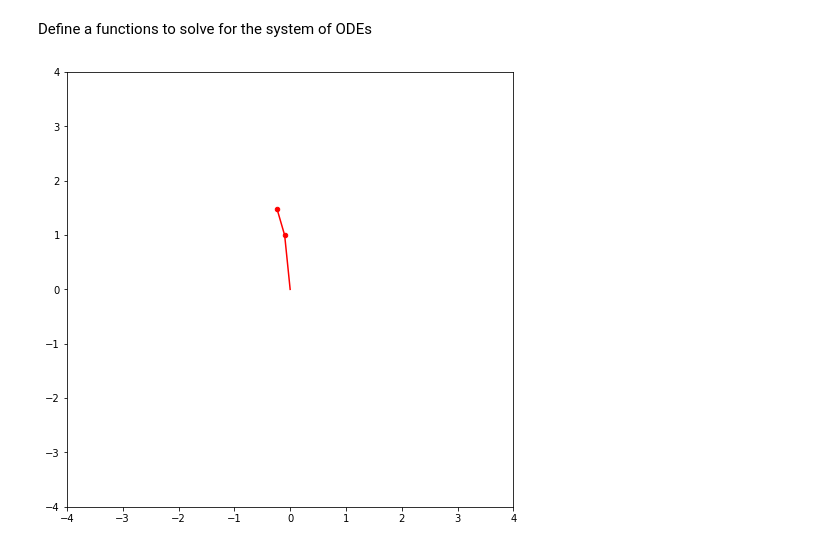
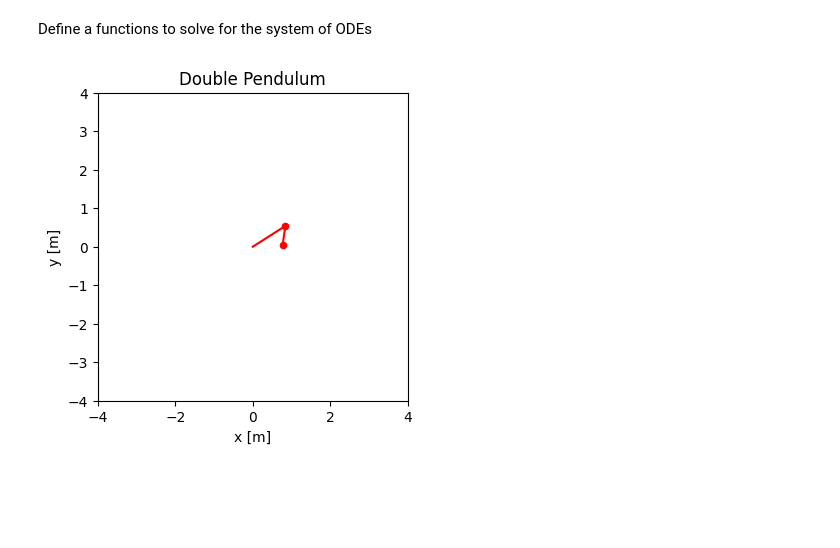
Before and after one commit to BiomechatronicsRookie/Lagrangian-Modeling-Basics, a Jupyter notebook: DoublePendulum/DoublePendulum.ipynb, the cells around one changed output. Drawn from its saved outputs; the diff is of its cells as text; code cells hidden in the pictures; blank space fills up the shorter version.

```diff
--- a/DoublePendulum/DoublePendulum.ipynb
+++ b/DoublePendulum/DoublePendulum.ipynb
@@ -73,19 +73,22 @@ ans = odeint(dSdt, y0 =[1,-3,0,0], t=t, args=(g,m1,m2,L1,L2))
 # %%
 x1 = L1*np.sin(ans[:,0])
 y1 = L1*np.cos(ans[:,0])
 x2, y2 = L1*np.sin(ans[:,0])+L2*np.sin(ans[:,1]), L1*np.cos(ans[:,0])+L2*np.cos(ans[:,1])
-fig, ax = plt.subplots(1,1,figsize=(8,8))
+fig, ax = plt.subplots(1,1,figsize=(4,4))
 def update(i):
 # clear the axis each frame
     ax.clear()
     # replot things
     ax.scatter([x1[i],x2[i]], [y1[i],y2[i]],s = 20, c = 'r')
     ax.plot([0,x1[i],x2[i]],[0,y1[i],y2[i]],c= 'r')
     lim = 4
     ax.set_xlim((-lim, lim))
     ax.set_ylim((-lim, lim))
+    ax.set_title('Double Pendulum')
+    ax.set_xlabel('x [m]')
+    ax.set_ylabel('y [m]')
 
 ani = animation.FuncAnimation(fig, update, frames=25*5, interval=1)
 ani.save('Double_pendulum.gif',writer='pillow',fps=25)
 # %% [output]
-[figure, old version]
+[figure, new version]
```
Also changed, not shown: 9 other files.
